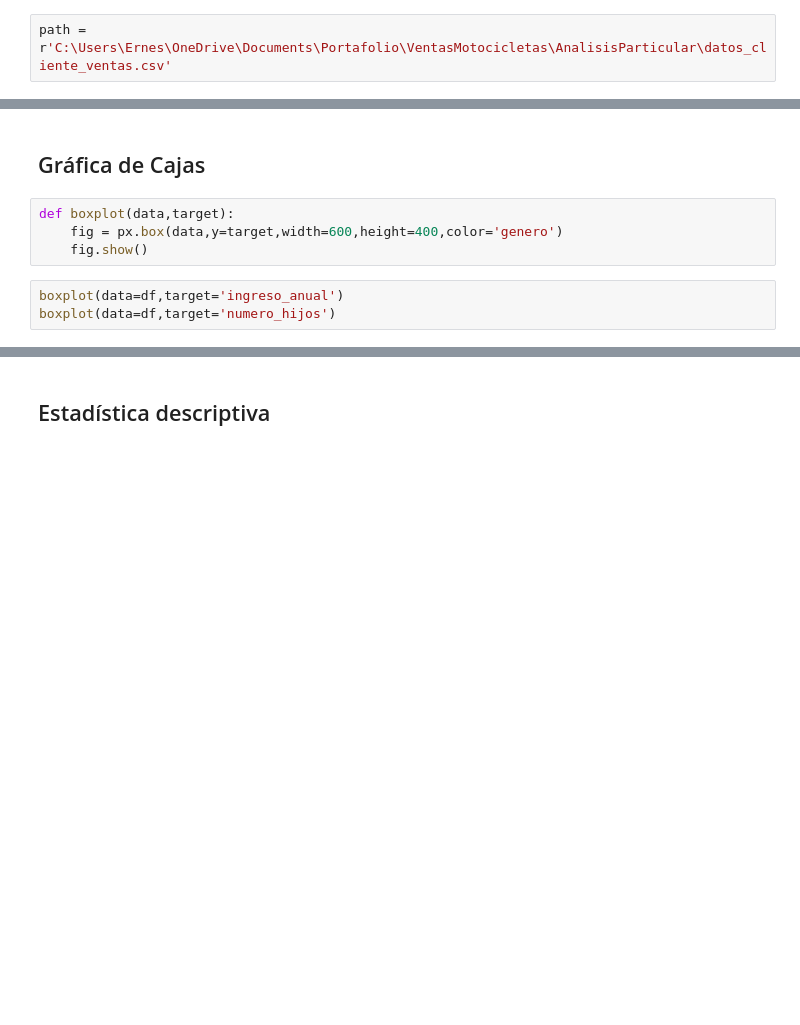
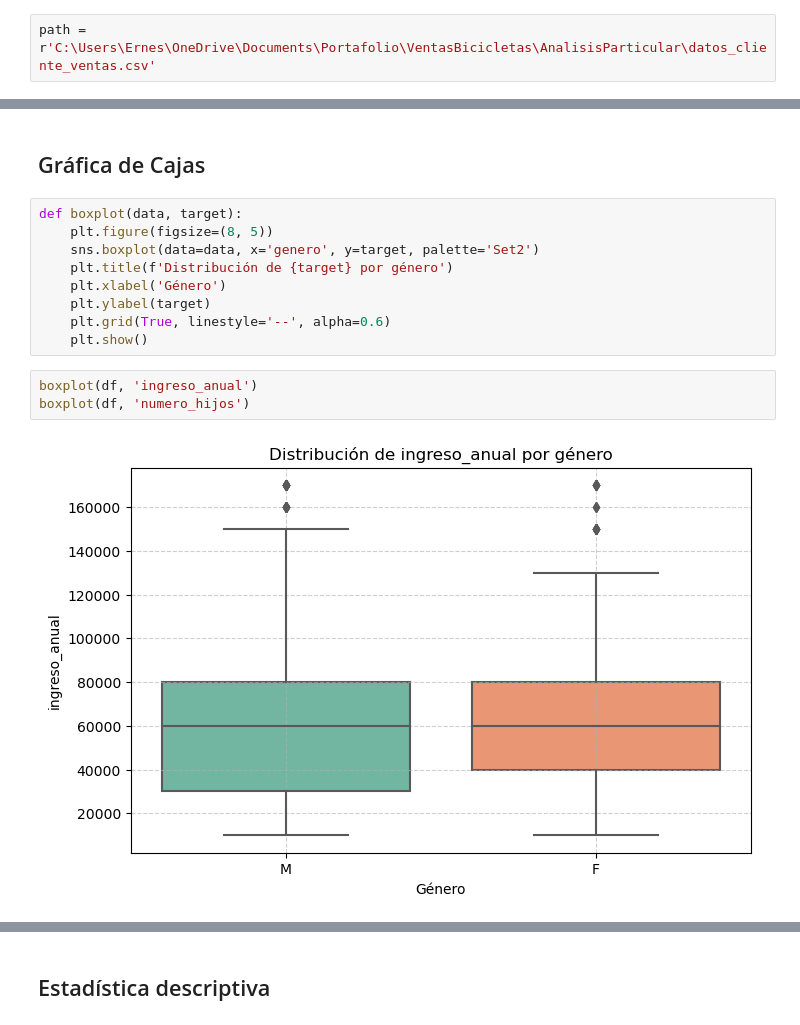
Before and after one commit to ErnestoFranCh/Portafolio, a Jupyter notebook: VentasBicicletas/AnalisisParticular/Analisis.ipynb, the cells around one changed output, grey strips where cells are left out. Saved outputs shown, nothing was run; the diff lists cells and outputs as text; blank space fills up the shorter version.

```diff
--- a/VentasBicicletas/AnalisisParticular/Analisis.ipynb
+++ b/VentasBicicletas/AnalisisParticular/Analisis.ipynb
@@ -28,7 +30,7 @@ import plotly.express as px
 # %% [markdown]
 # Datos
 # %%
-path = r'C:\Users\Ernes\OneDrive\Documents\Portafolio\VentasMotocicletas\AnalisisParticular\datos_cliente_ventas.csv'
+path = r'C:\Users\Ernes\OneDrive\Documents\Portafolio\VentasBicicletas\AnalisisParticular\datos_cliente_ventas.csv'
 # %%
 df = pd.read_csv(path)
 # %%
@@ -43,10 +62,17 @@ Para este análisis, utilizaremos gráficas de caja en las variables `ingreso_an
 Además, se analizará el resumen estadístico para determinar si existe algún dato que nos permita explicar las razones del comportamiento observado.
 # %% [markdown]
 ## Gráfica de Cajas
-# %%
-def boxplot(data,target):
-    fig = px.box(data,y=target,width=600,height=400,color='genero')
-    fig.show()
-# %%
-boxplot(data=df,target='ingreso_anual')
-boxplot(data=df,target='numero_hijos')
+# %%
+def boxplot(data, target):
+    plt.figure(figsize=(8, 5))
+    sns.boxplot(data=data, x='genero', y=target, palette='Set2')
+    plt.title(f'Distribución de {target} por género')
+    plt.xlabel('Género')
+    plt.ylabel(target)
+    plt.grid(True, linestyle='--', alpha=0.6)
+    plt.show()
+# %%
+boxplot(df, 'ingreso_anual')
+boxplot(df, 'numero_hijos')
+# %% [output]
+[figure, added]
```
Also changed, not shown: parts of 3 cells of this notebook, 2 other files.
